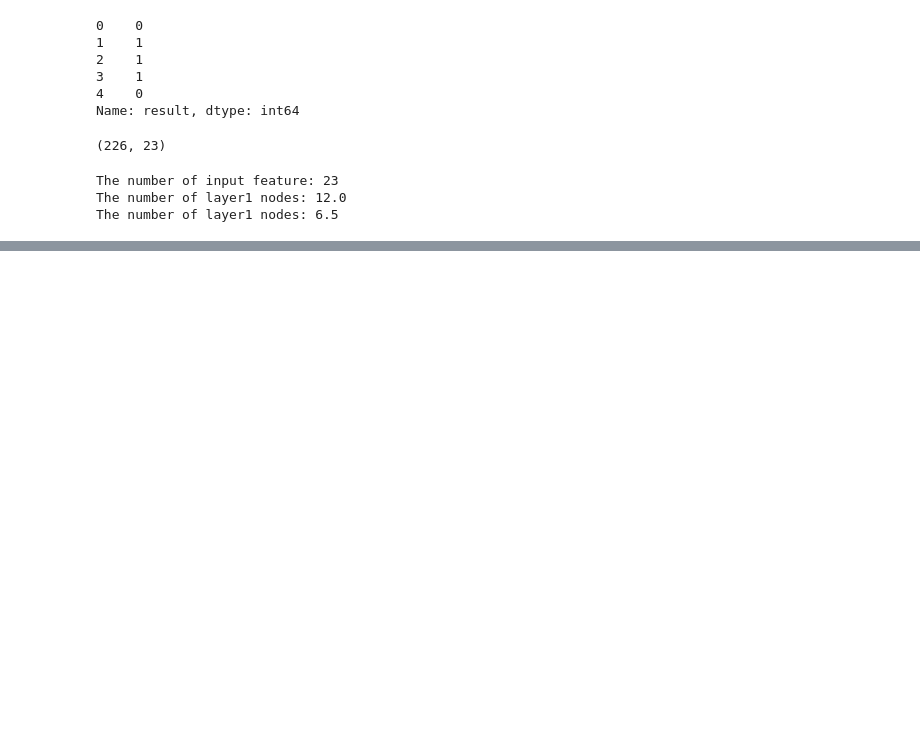
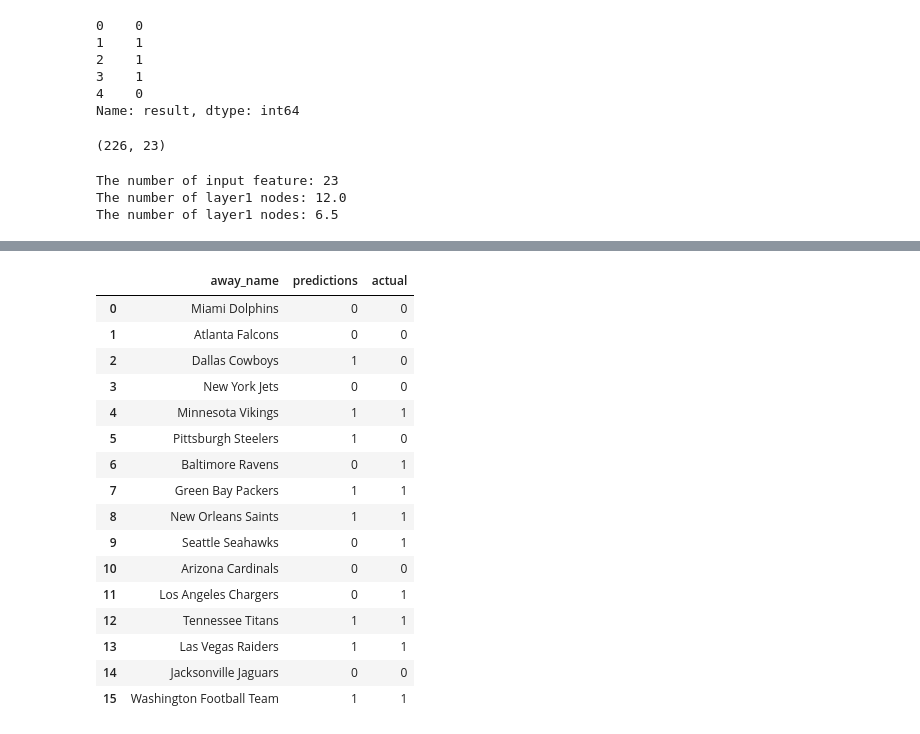
Before and after one commit to jake-viss/NFL_Prediction_Model_Project, a Jupyter notebook: Josh/SportsReference_Model/NFL_NN_Model/NFL_NN_Game_Prediction.ipynb, the cells around one changed output, grey strips where cells are left out. Drawn from its saved outputs; the diff is of its cells as text; code cells hidden in the pictures; blank space fills up the shorter version.

```diff
--- a/Josh/SportsReference_Model/NFL_NN_Model/NFL_NN_Game_Prediction.ipynb
+++ b/Josh/SportsReference_Model/NFL_NN_Model/NFL_NN_Game_Prediction.ipynb
@@ -169,0 +169,8 @@ Loss: 0.05323205888271332, Accuracy: 1.0
+# %%
+# Import Week 17 dataframe to make predictions
+week_17 = pd.read_csv(Path('Resources/week_17_2020.csv'))
+week_17_test = week_17.drop(columns=['away_name','away_abbr','home_name','home_abbr','week','result'])
+week_17_test_scaled = X_scaler.transform(week_17_test)
+# %%
+# Make predictions
+week_17_predictions = (nn.predict(week_17_test) > 0.5).astype("int32")
@@ -169,0 +196,24 @@ Loss: 0.05323205888271332, Accuracy: 1.0
+# %%
+# Create a DataFrame to compare the predictions with the actual values
+results = pd.DataFrame({"away_name":week_17['away_name'],"predictions": week_17_predictions.ravel(), "actual": week_17['result']})
+
+# Display sample data
+results
+# %% [output]
+|  | away_name | predictions | actual |
+| 0 | Miami Dolphins | 0 | 0 |
+| 1 | Atlanta Falcons | 0 | 0 |
+| 2 | Dallas Cowboys | 1 | 0 |
+| 3 | New York Jets | 0 | 0 |
+| 4 | Minnesota Vikings | 1 | 1 |
+| 5 | Pittsburgh Steelers | 1 | 0 |
+| 6 | Baltimore Ravens | 0 | 1 |
+| 7 | Green Bay Packers | 1 | 1 |
+| 8 | New Orleans Saints | 1 | 1 |
+| 9 | Seattle Seahawks | 0 | 1 |
+| 10 | Arizona Cardinals | 0 | 0 |
+| 11 | Los Angeles Chargers | 0 | 1 |
+| 12 | Tennessee Titans | 1 | 1 |
+| 13 | Las Vegas Raiders | 1 | 1 |
+| 14 | Jacksonville Jaguars | 0 | 0 |
+| 15 | Washington Football Team | 1 | 1 |
```
Also changed, not shown: parts of 5 cells of this notebook, 12 other files.
